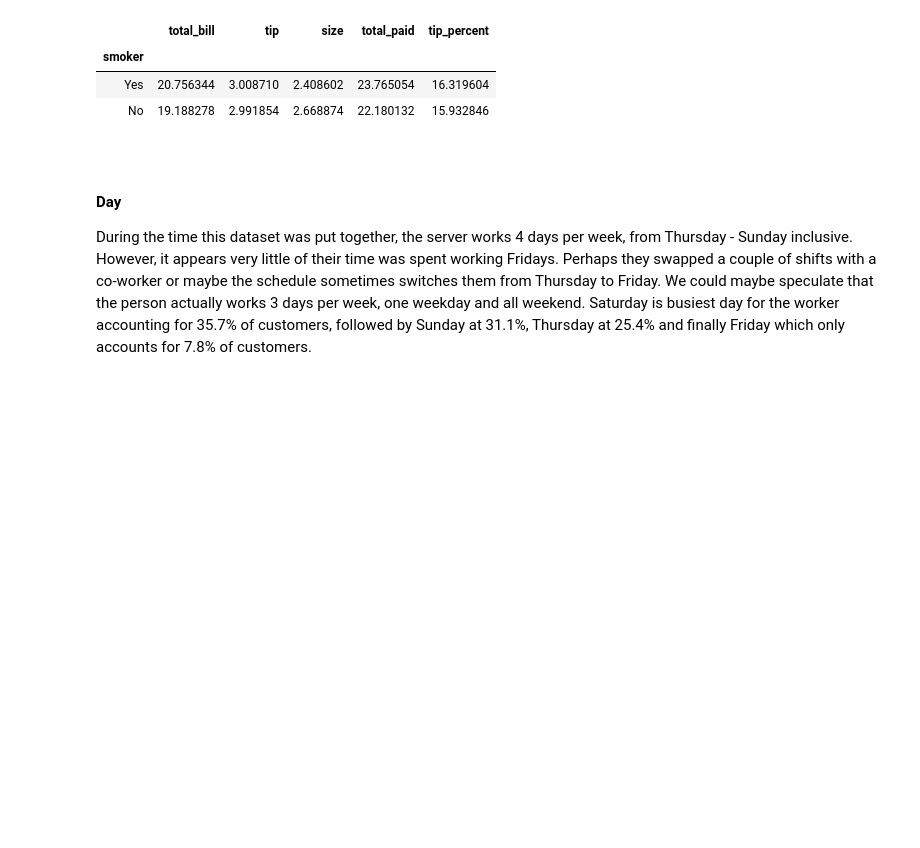
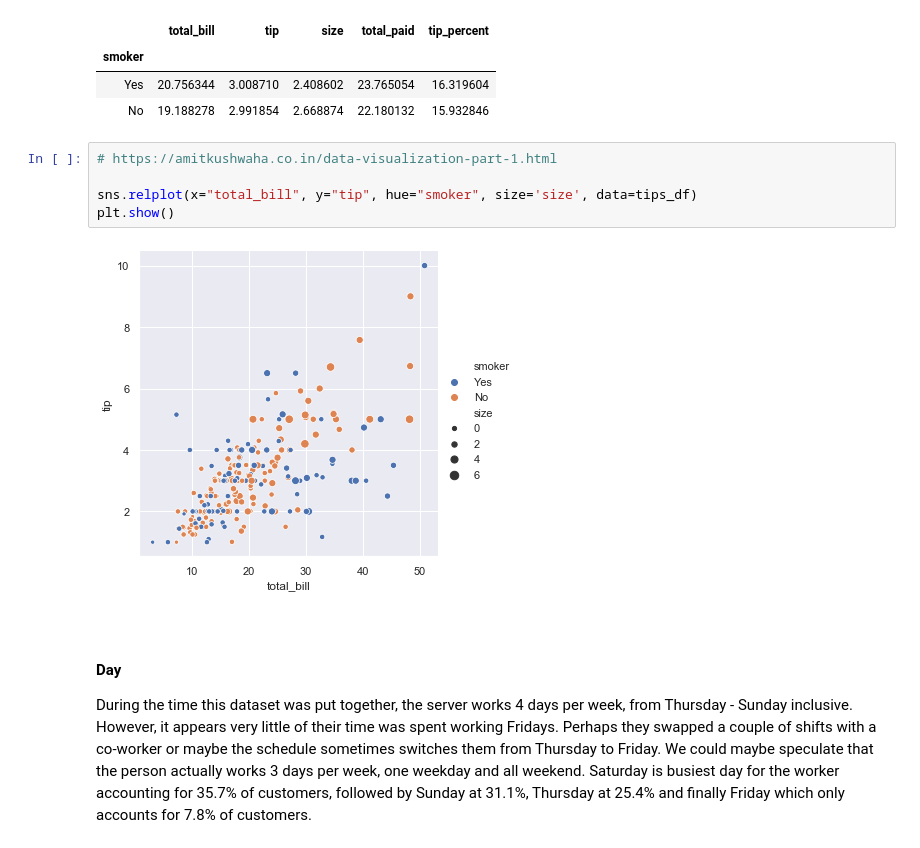
Before and after one commit to jennifer-ryan/fundamentals-project, a Jupyter notebook: tips_database_analysis.ipynb, the cells around one changed output. Cells and saved outputs as stored; diff of their text form; blank space fills up the shorter version.

```diff
--- a/tips_database_analysis.ipynb
+++ b/tips_database_analysis.ipynb
@@ -227,6 +236,13 @@ tips_df.groupby('smoker').mean()
 | smoker |  |  |  |  |  |
 | Yes | 20.756344 | 3.008710 | 2.408602 | 23.765054 | 16.319604 |
 | No | 19.188278 | 2.991854 | 2.668874 | 22.180132 | 15.932846 |
+# %%
+# https://amitkushwaha.co.in/data-visualization-part-1.html
+
+sns.relplot(x="total_bill", y="tip", hue="smoker", size='size', data=tips_df)
+plt.show()
+# %% [output]
+[figure, added]
 # %% [markdown]
 <br>
 
```
Also changed, not shown: parts of 19 cells of this notebook.
